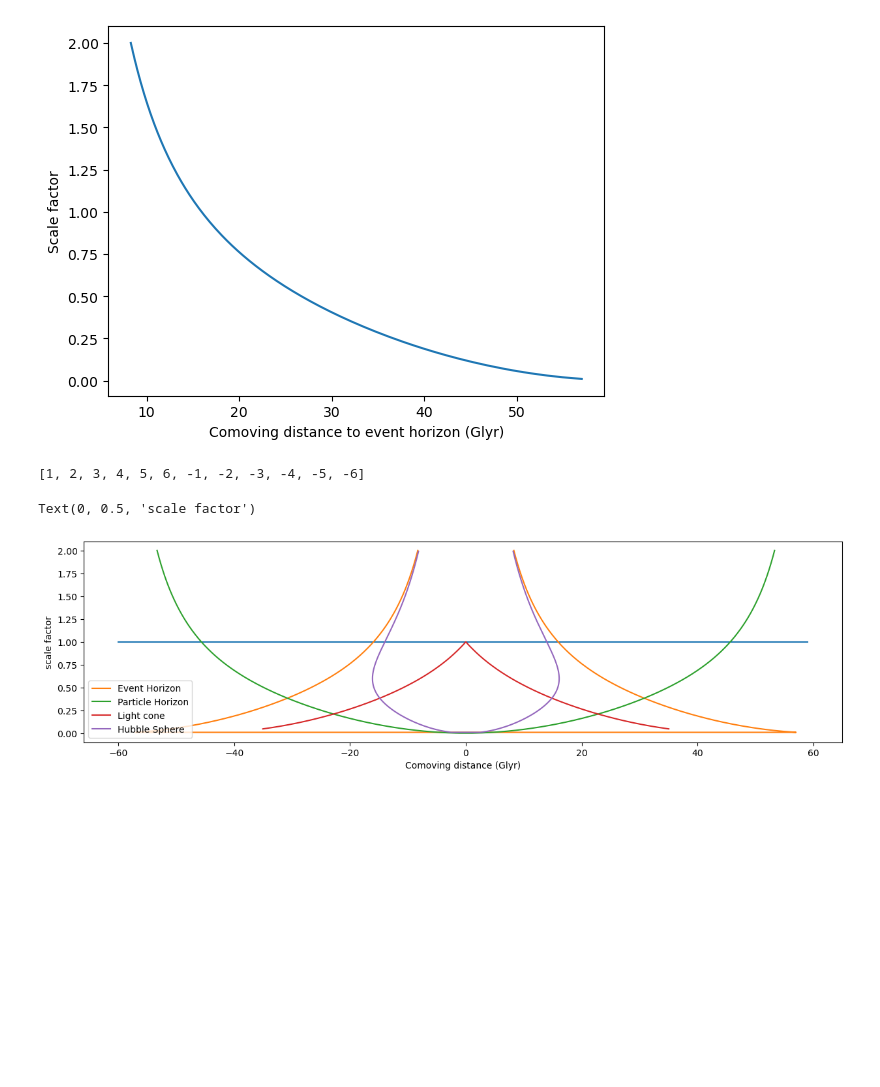
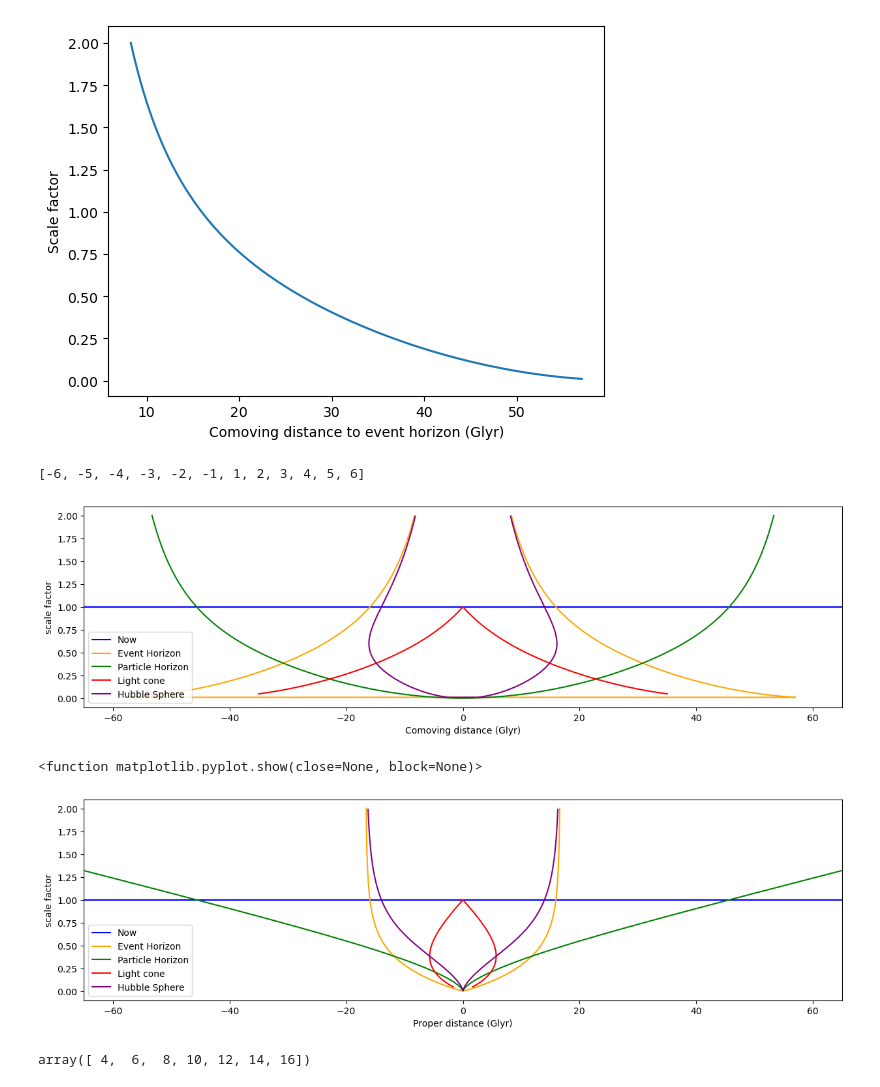
Before and after one commit to naidee/Cosmology-Project, a Jupyter notebook: cosmo/docs/notebooks/DistancesPrez.ipynb, the cells around one changed output. Saved outputs shown, nothing was run; the diff lists cells and outputs as text; code cells hidden in the pictures; blank space fills up the shorter version.

Commit message:
light graphs, now with proper distance

```diff
--- a/cosmo/docs/notebooks/DistancesPrez.ipynb
+++ b/cosmo/docs/notebooks/DistancesPrez.ipynb
@@ -288,20 +288,57 @@ plt.show()
 [figure]
 # %%
 yipee = np.array([1,2,3,4,5,6])
-print([*yipee] + [*-(yipee)])
+print([*-np.flip(yipee)] + [*yipee])
 # %% [output]
-[1, 2, 3, 4, 5, 6, -1, -2, -3, -4, -5, -6]
+[-6, -5, -4, -3, -2, -1, 1, 2, 3, 4, 5, 6]
-# %%
-a_facs_LC = (1/(1+zarr))
-plt.figure(figsize=(15,4))
-plt.plot(np.arange(-60,60,1.0),np.ones(120))
-plt.plot([*-np.flip(R0X_EH)] + [*R0X_EH], [*np.flip(a_facs_EH)] + [*a_facs_EH],label='Event Horizon')
-plt.plot([*-np.flip(R0X_PH)] + [*R0X_PH] , [*np.flip(a_facs_PH)] + [*a_facs_PH],label='Particle Horizon')
-plt.plot([*-np.flip(R0X)] + [*R0X], [*np.flip(a_facs_LC)] + [*a_facs_LC],label='Light cone')
-plt.plot([*-np.flip(Dist2HUBS)] + [*Dist2HUBS], [*np.flip(a_facs_HS)] + [*a_facs_HS], label='Hubble Sphere')
-plt.legend()
-plt.xlabel('Comoving distance (Glyr)')
-plt.ylabel('scale factor')
-# %% [output]
-Text(0, 0.5, 'scale factor')
-[figure, removed]
+# %%
+EH_distMirror = [*-np.flip(R0X_EH)] + [*R0X_EH]
+EH_afacsMirror =[*np.flip(a_facs_EH)] + [*a_facs_EH]
+EH_PropdistMirror = np.array(EH_distMirror)*np.array(EH_afacsMirror)
+
+
+PH_distMirror = [*-np.flip(R0X_PH)] + [*R0X_PH]
+PH_afacsMirror = [*np.flip(a_facs_PH)] + [*a_facs_PH]
+PH_PropdistMirror = np.array(PH_distMirror)*np.array(PH_afacsMirror)
+
+LC_distMirror = [*-np.flip(R0X)] + [*R0X]
+a_facs_LC = (1/(1+zarr))
+LC_afacsMirror = [*np.flip(a_facs_LC)] + [*a_facs_LC]
+LC_PropdistMirror = np.array(LC_distMirror)*np.array(LC_afacsMirror)
+
+HS_distMirror = [*-np.flip(Dist2HUBS)] + [*Dist2HUBS]
+HS_afacsMirror = [*np.flip(a_facs_HS)] + [*a_facs_HS]
+HS_PropdistMirror = np.array(HS_distMirror)*np.array(HS_afacsMirror)
+# %%
+
+plt.figure(figsize=(15,4))
+plt.plot(np.arange(-70,70,1.0),np.ones(140), label='Now', color='blue')
+plt.plot(EH_distMirror, EH_afacsMirror, label='Event Horizon', color='orange')
+plt.plot(PH_distMirror, PH_afacsMirror, label='Particle Horizon', color='green')
+plt.plot(LC_distMirror, LC_afacsMirror, label='Light cone', color='red')
+plt.plot(HS_distMirror, HS_afacsMirror, label='Hubble Sphere', color='purple')
+plt.legend()
+plt.xlabel('Comoving distance (Glyr)')
+plt.xlim(-65,65)
+plt.ylabel('scale factor')
+plt.show()
+
+plt.figure(figsize=(15,4))
+plt.plot(np.arange(-70,70,1.0),np.ones(140), label='Now', color='blue')
+plt.plot(EH_PropdistMirror, EH_afacsMirror, label='Event Horizon', color='orange')
+plt.plot(PH_PropdistMirror, PH_afacsMirror, label='Particle Horizon', color='green')
+plt.plot(LC_PropdistMirror, LC_afacsMirror, label='Light cone', color='red')
+plt.plot(HS_PropdistMirror, HS_afacsMirror, label='Hubble Sphere', color='purple')
+plt.legend()
+plt.xlabel('Proper distance (Glyr)')
+plt.xlim(-65,65)
+plt.ylabel('scale factor')
+plt.show
+# %% [output]
+[figure, added]
+<function matplotlib.pyplot.show(close=None, block=None)>
+[figure, added]
+# %%
+np.array([2,2,2,2,2,2,2])*np.array([2,3,4,5,6,7,8])
+# %% [output]
+array([ 4,  6,  8, 10, 12, 14, 16])
```
